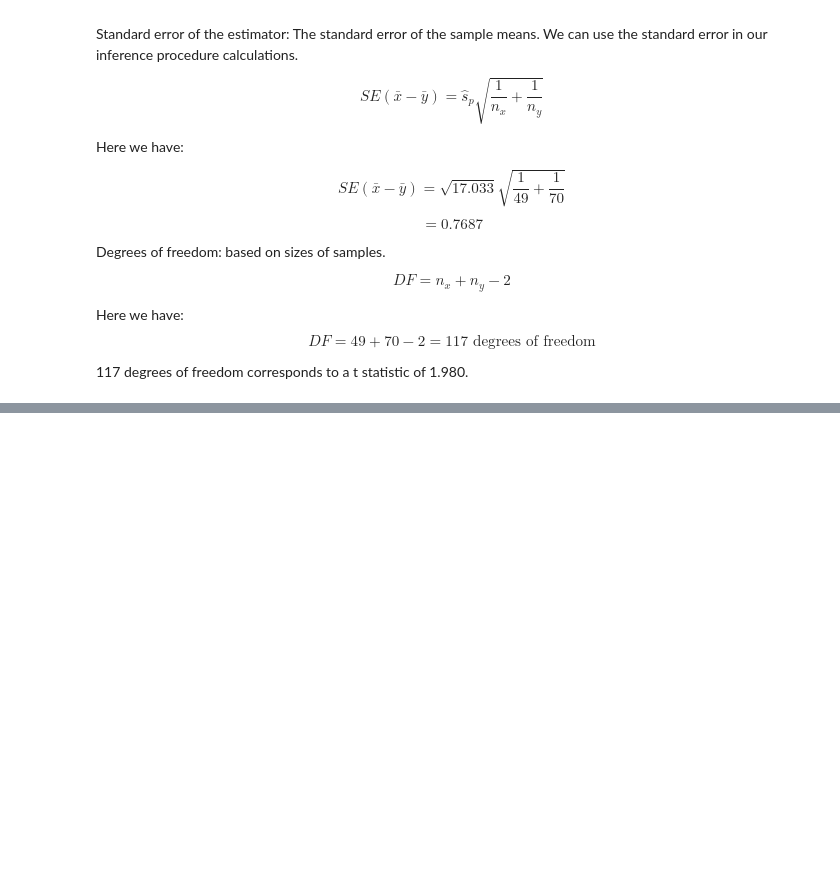
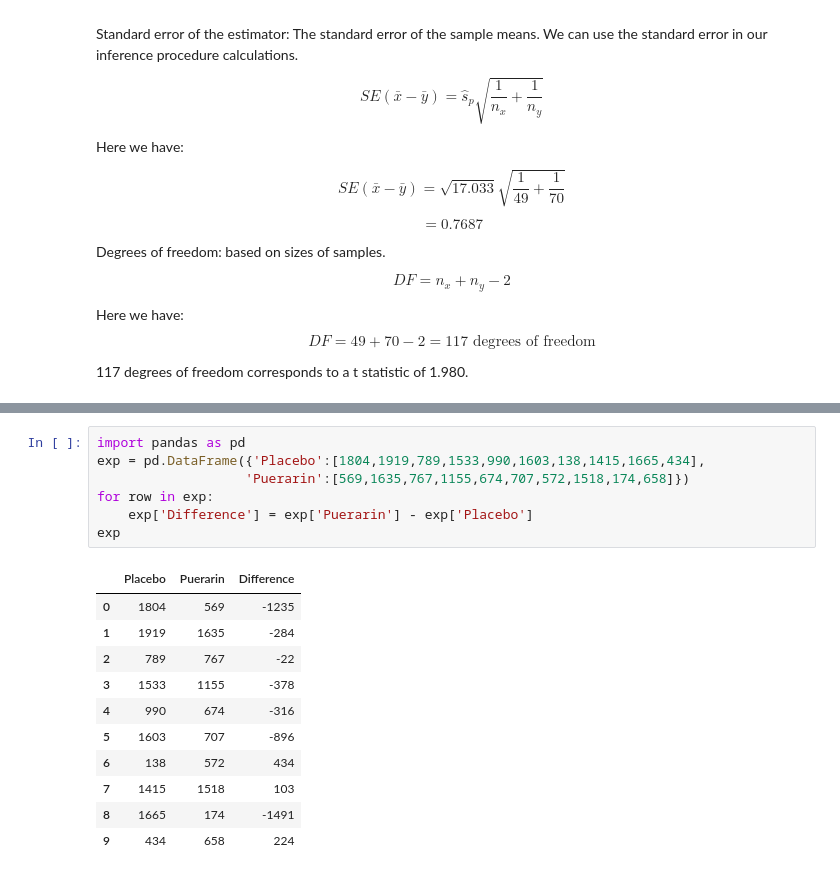
Before and after one commit to hichana/data-science-quiver, a Jupyter notebook: Statistics.ipynb, the cells around one changed output, grey strips where cells are left out. Cells and saved outputs as stored; diff of their text form; blank space fills up the shorter version.

```diff
--- a/Statistics.ipynb
+++ b/Statistics.ipynb
@@ -271,0 +283,19 @@ There is strong evidence that those seeking compensation for PTSD tend to score
+# %%
+import pandas as pd
+exp = pd.DataFrame({'Placebo':[1804,1919,789,1533,990,1603,138,1415,1665,434],
+                   'Puerarin':[569,1635,767,1155,674,707,572,1518,174,658]})
+for row in exp:
+    exp['Difference'] = exp['Puerarin'] - exp['Placebo']
+exp
+# %% [output]
+|  | Placebo | Puerarin | Difference |
+| 0 | 1804 | 569 | -1235 |
+| 1 | 1919 | 1635 | -284 |
+| 2 | 789 | 767 | -22 |
+| 3 | 1533 | 1155 | -378 |
+| 4 | 990 | 674 | -316 |
+| 5 | 1603 | 707 | -896 |
+| 6 | 138 | 572 | 434 |
+| 7 | 1415 | 1518 | 103 |
+| 8 | 1665 | 174 | -1491 |
+| 9 | 434 | 658 | 224 |
```
Also changed, not shown: parts of 27 cells of this notebook, 2 other files.
